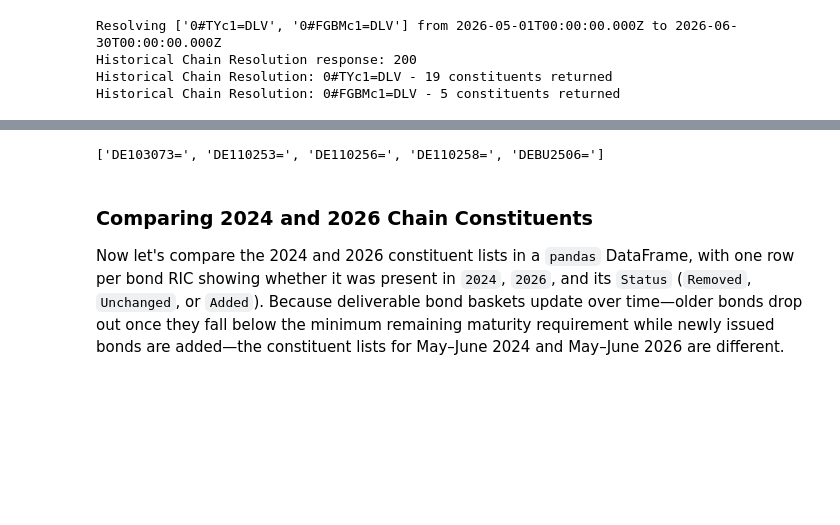
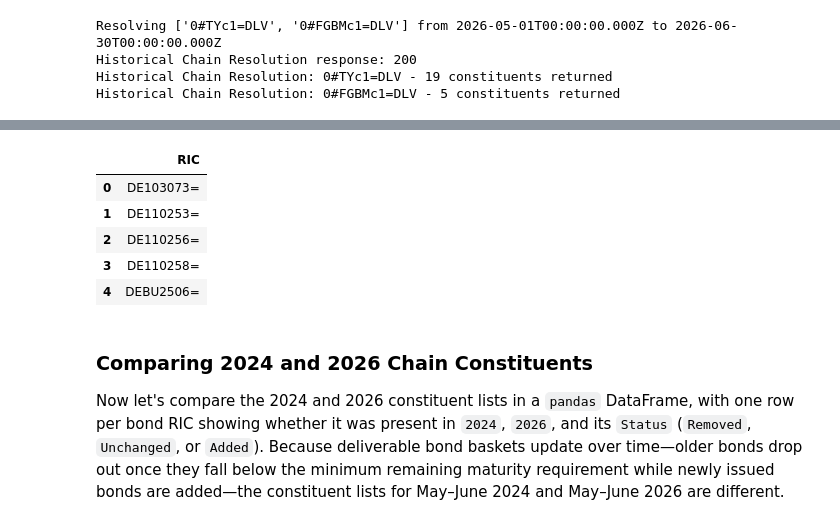
Before and after one commit to LSEG-API-Samples/Aticle.TickHistory.DataLibrary.ChainHistoryRetrieval, a Jupyter notebook: notebook/chainhistory_tickhistory_ld.ipynb, the cells around one changed output, grey strips where cells are left out. Cells and saved outputs as stored; diff of their text form; code cells hidden in the pictures; blank space fills up the shorter version.

```diff
--- a/notebook/chainhistory_tickhistory_ld.ipynb
+++ b/notebook/chainhistory_tickhistory_ld.ipynb
@@ -300,8 +304,13 @@ us_10y_treasury_rics_2026
 # %%
 euro_bobl_5y_rics_2026 = get_valid_rics(constituents_2026, CHAIN_RICS[1])
-euro_bobl_5y_rics_2026
+pd.DataFrame(euro_bobl_5y_rics_2026, columns=["RIC"])
 # %% [output]
-['DE103073=', 'DE110253=', 'DE110256=', 'DE110258=', 'DEBU2506=']
+|  | RIC |
+| 0 | DE103073= |
+| 1 | DE110253= |
+| 2 | DE110256= |
+| 3 | DE110258= |
+| 4 | DEBU2506= |
 # %% [markdown]
 ### Comparing 2024 and 2026 Chain Constituents
 
```
Also changed, not shown: parts of 6 cells of this notebook, 11 other files.
